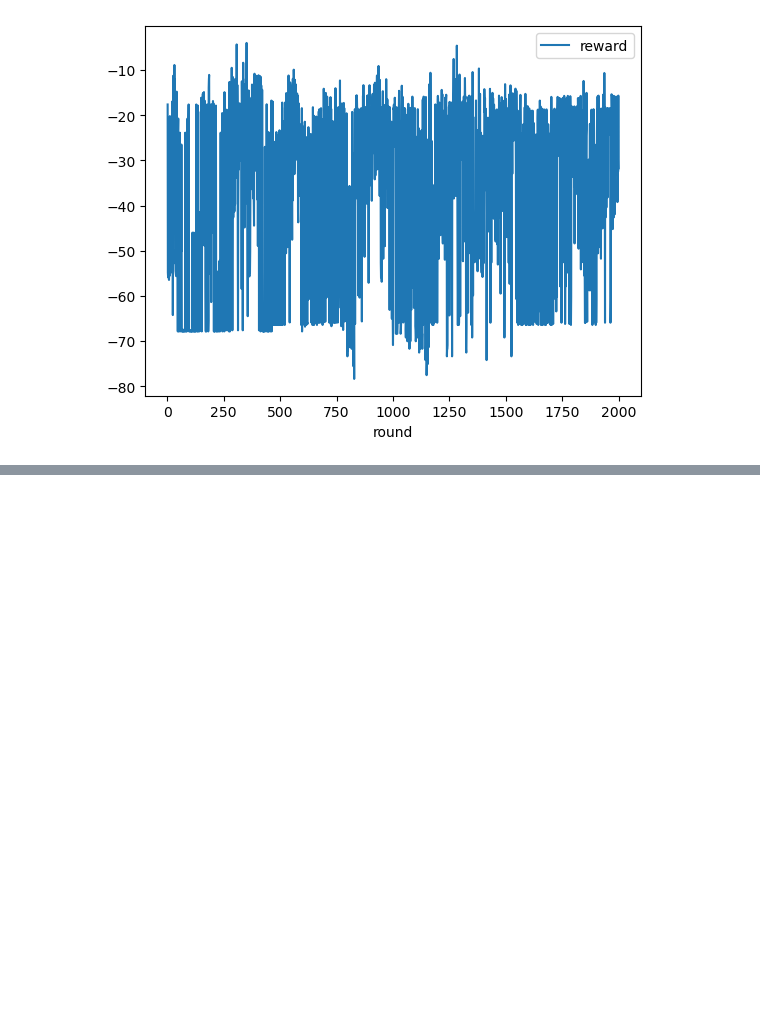
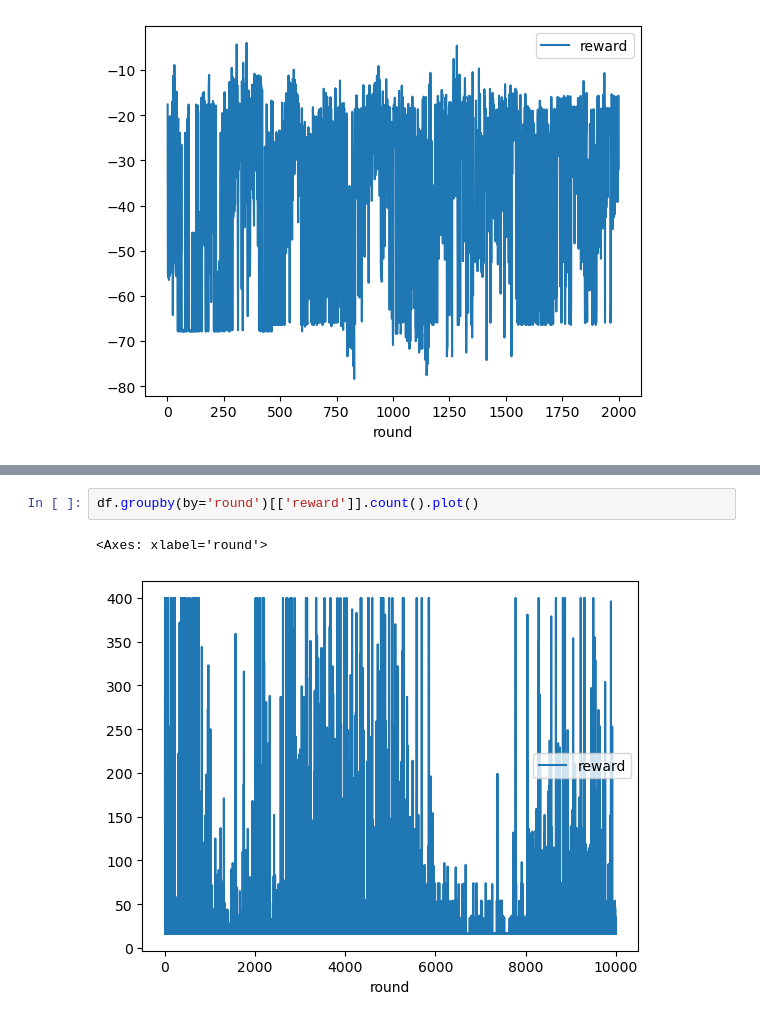
Before and after one commit to thisishiu/Reinforcement-learning-Boomberman, a Jupyter notebook: agent_code/mid_agent/ana.ipynb, the cells around one changed output, grey strips where cells are left out. Cells and saved outputs as stored; diff of their text form; blank space fills up the shorter version.

```diff
--- a/agent_code/mid_agent/ana.ipynb
+++ b/agent_code/mid_agent/ana.ipynb
@@ -31,0 +40,5 @@ df.groupby(by='round')[['reward']].mean().plot()
+# %%
+df.groupby(by='round')[['reward']].count().plot()
+# %% [output]
+<Axes: xlabel='round'>
+[figure, added]
```
Also changed, not shown: parts of 7 cells of this notebook, 16 other files.
